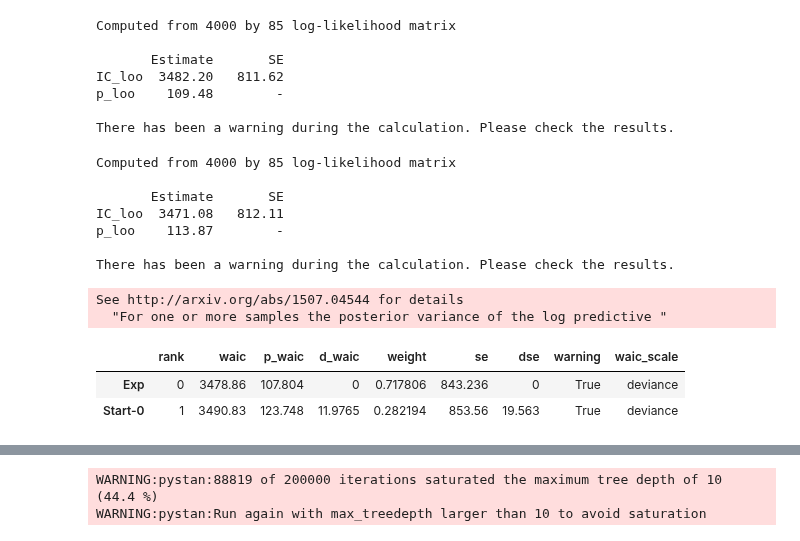
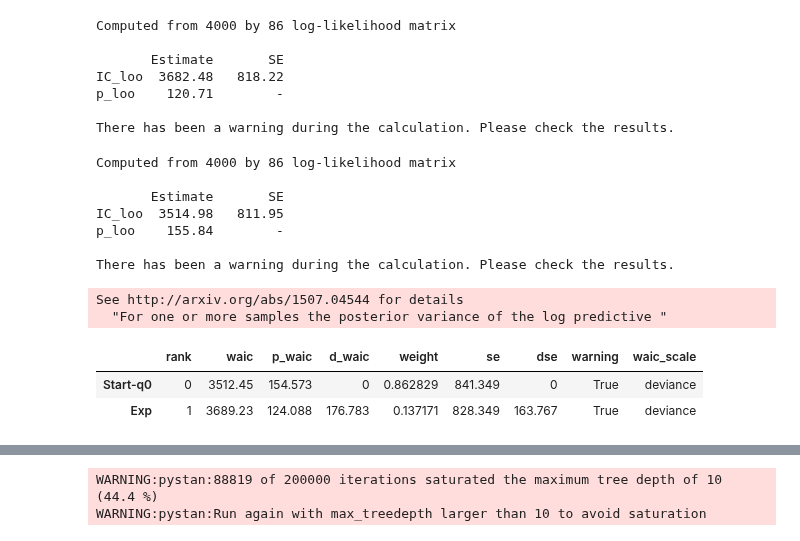
Before and after one commit to yoriyuki/COVID-19, a Jupyter notebook: prediction/Turzin.ipynb, the cells around one changed output, grey strips where cells are left out. Cells and saved outputs as stored; diff of their text form; code cells hidden in the pictures.

```diff
--- a/prediction/Turzin.ipynb
+++ b/prediction/Turzin.ipynb
@@ -41,9 +41,10 @@ death = death.cummax()
 # %%
 country = 'Japan'
 epoch = pd.to_datetime('2020-01-22')
-C0 = confirmed.loc[epoch:, country].values
-R0 = (recovered).loc[epoch:, country].values
-D0 = death.loc[epoch:, country].values
+last = pd.to_datetime('today')
+C0 = confirmed.loc[epoch:last, country].values
+R0 = (recovered).loc[epoch:last, country].values
+D0 = death.loc[epoch:last, country].values
 P = 12000_0000
 iter=2000
 repeat = 1000
@@ -192,35 +184,35 @@ convergence, Rhat=1).
 ### model selection
 # %%
 exp_data = az.from_pystan(fit_start_exp, log_likelihood='log_lik')
-start_0_data = az.from_pystan(fit_start_0, log_likelihood='log_lik')
+start_q0_data = az.from_pystan(fit_start_q0, log_likelihood='log_lik')
 # %%
 az.loo(exp_data)
 # %% [output]
-Computed from 4000 by 85 log-likelihood matrix
+Computed from 4000 by 86 log-likelihood matrix
 
        Estimate       SE
-IC_loo  3482.20   811.62
-p_loo    109.48        -
+IC_loo  3682.48   818.22
+p_loo    120.71        -
 
 There has been a warning during the calculation. Please check the results.
 # %%
-az.loo(start_0_data)
+az.loo(start_q0_data)
 # %% [output]
-Computed from 4000 by 85 log-likelihood matrix
+Computed from 4000 by 86 log-likelihood matrix
 
        Estimate       SE
-IC_loo  3471.08   812.11
-p_loo    113.87        -
+IC_loo  3514.98   811.95
+p_loo    155.84        -
 
 There has been a warning during the calculation. Please check the results.
 # %%
-az.compare({'Exp':exp_data, 'Start-0':start_0_data})
+az.compare({'Exp':exp_data, 'Start-q0':start_q0_data})
 # %% [output]
 See http://arxiv.org/abs/1507.04544 for details
   "For one or more samples the posterior variance of the log predictive "
 |  | rank | waic | p_waic | d_waic | weight | se | dse | warning | waic_scale |
-| Exp | 0 | 3478.86 | 107.804 | 0 | 0.717806 | 843.236 | 0 | True | deviance |
-| Start-0 | 1 | 3490.83 | 123.748 | 11.9765 | 0.282194 | 853.56 | 19.563 | True | deviance |
+| Start-q0 | 0 | 3512.45 | 154.573 | 0 | 0.862829 | 841.349 | 0 | True | deviance |
+| Exp | 1 | 3689.23 | 124.088 | 176.783 | 0.137171 | 828.349 | 163.767 | True | deviance |
 # %%
 ### Visualization functions ###
 # %%
```
Also changed, not shown: parts of 25 cells of this notebook, 4 other files.
